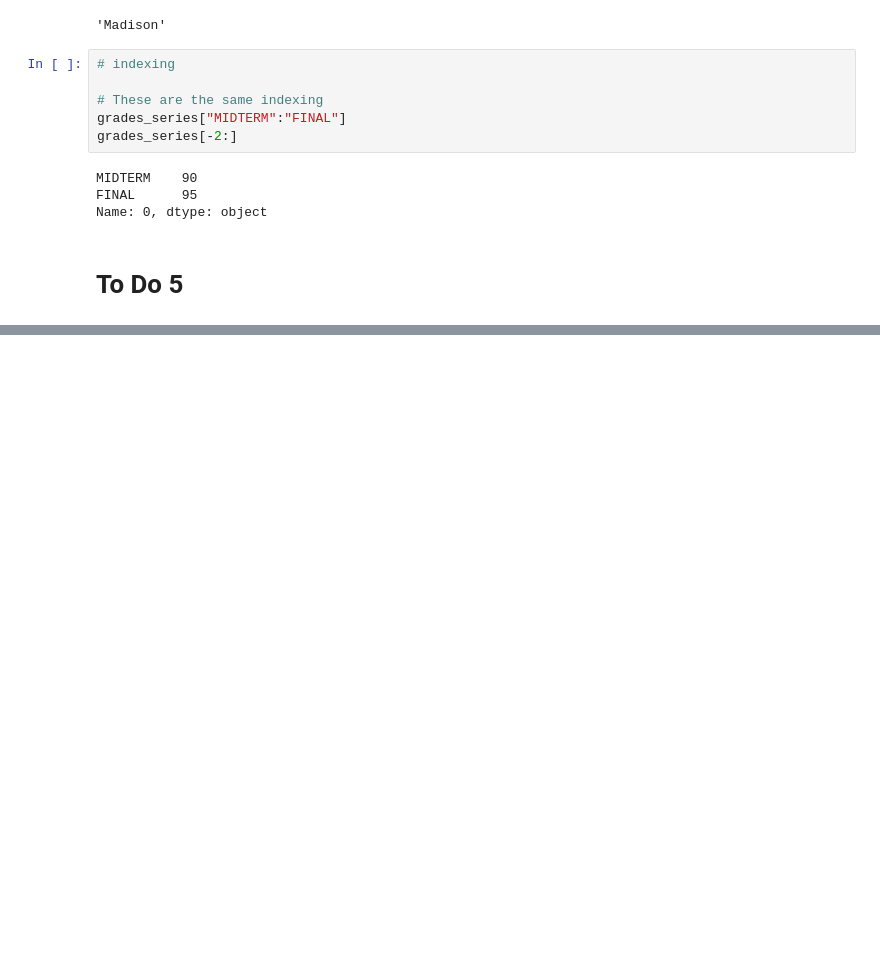
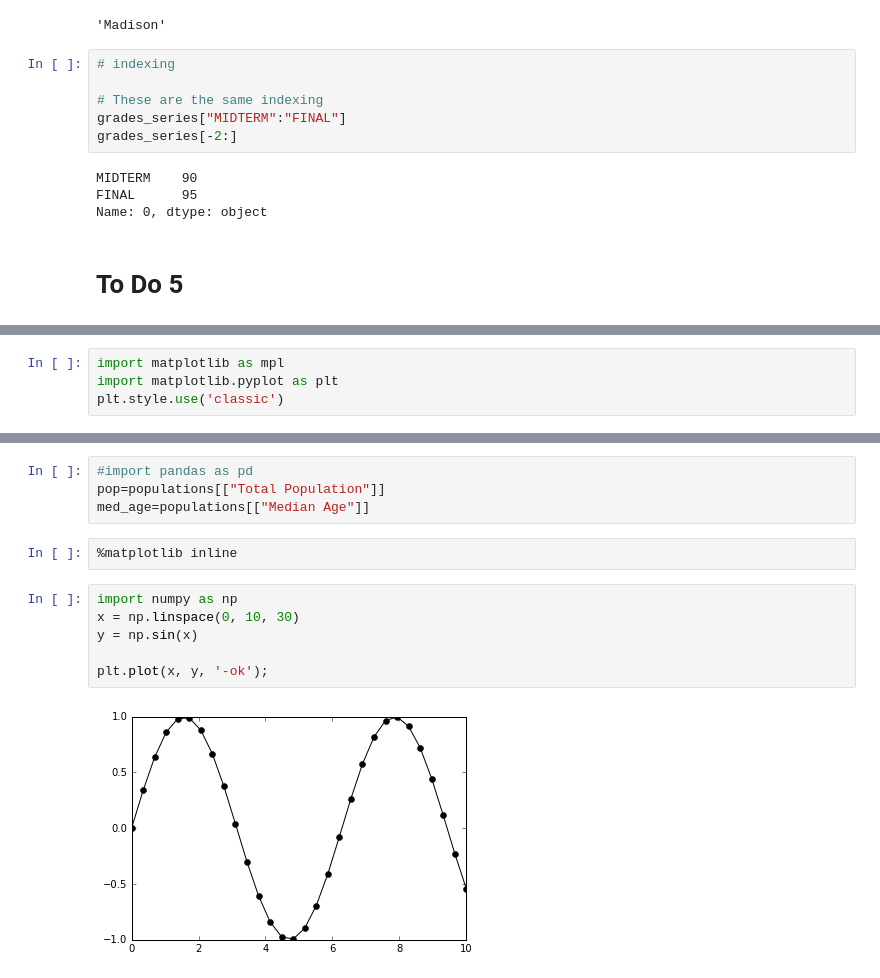
Before and after one commit to mmj32/Class-Practice-Repo, a Jupyter notebook: todo5/pandas_notes2_Alicia.ipynb, the cells around one changed output, grey strips where cells are left out. Cells and saved outputs as stored; diff of their text form; blank space fills up the shorter version.

Commit message:
paused at histograms

```diff
--- a/todo5/pandas_notes2_Alicia.ipynb
+++ b/todo5/pandas_notes2_Alicia.ipynb
@@ -417,0 +449,4 @@ Name: 0, dtype: object
+# %%
+import matplotlib as mpl
+import matplotlib.pyplot as plt
+plt.style.use('classic')
@@ -417,0 +487,14 @@ Name: 0, dtype: object
+# %%
+#import pandas as pd
+pop=populations[["Total Population"]]
+med_age=populations[["Median Age"]]
+# %%
+%matplotlib inline
+# %%
+import numpy as np
+x = np.linspace(0, 10, 30)
+y = np.sin(x)
+
+plt.plot(x, y, '-ok');
+# %% [output]
+[figure, added]
```
Also changed, not shown: parts of 22 cells of this notebook.
